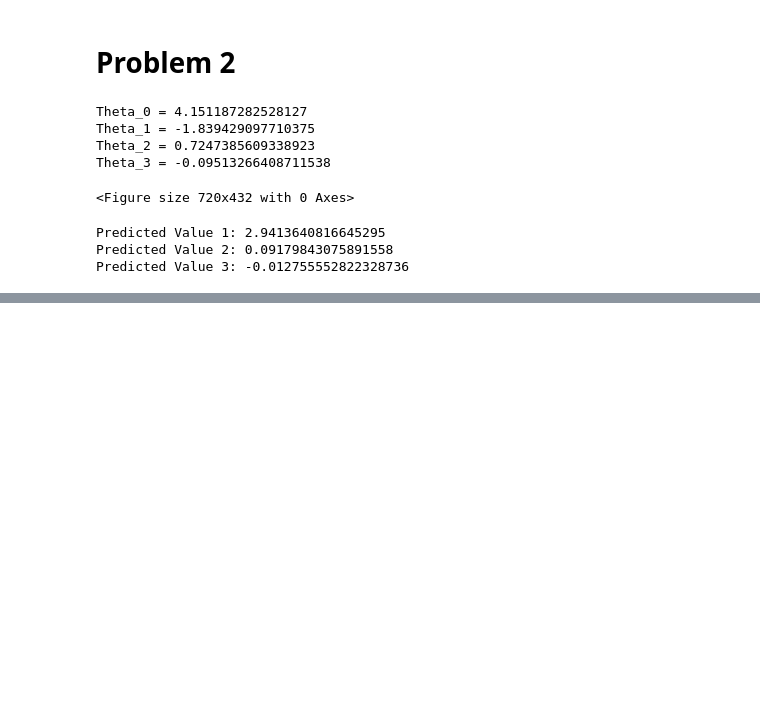
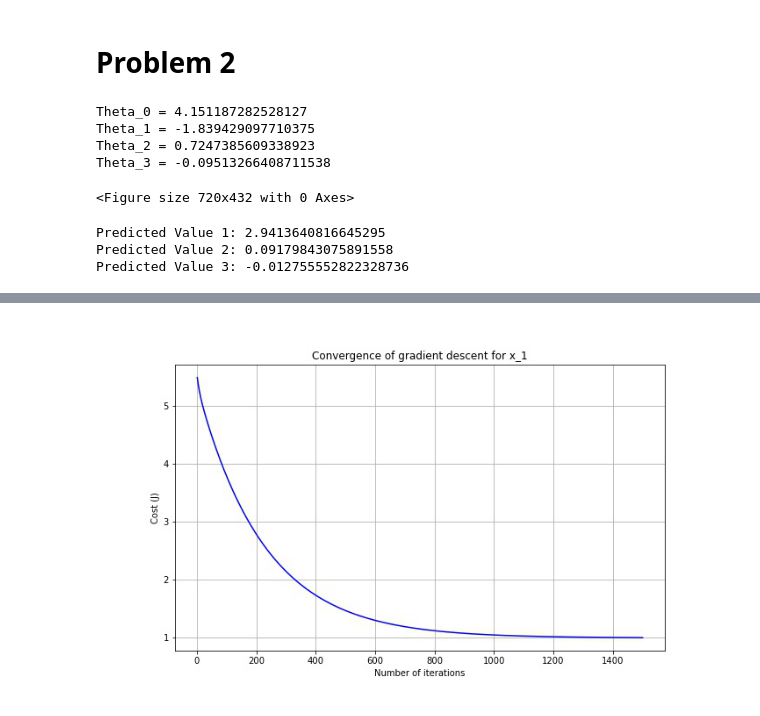
Before and after one commit to mrNoahItAllss/INTRO_TO_ML_REPO, a Jupyter notebook: HW0_linearRegresion/HW0_Rev1.ipynb, the cells around one changed output, grey strips where cells are left out. Drawn from its saved outputs; the diff is of its cells as text; code cells hidden in the pictures; blank space fills up the shorter version.

```diff
--- a/HW0_linearRegresion/HW0_Rev1.ipynb
+++ b/HW0_linearRegresion/HW0_Rev1.ipynb
@@ -178,0 +195,4 @@ Predicted Value 3: -0.012755552822328736
+# %%
+Image.open('convergence0.jpg')
+# %% [output]
+[figure, added]
```
Also changed, not shown: parts of 8 cells of this notebook, 1 other file.
